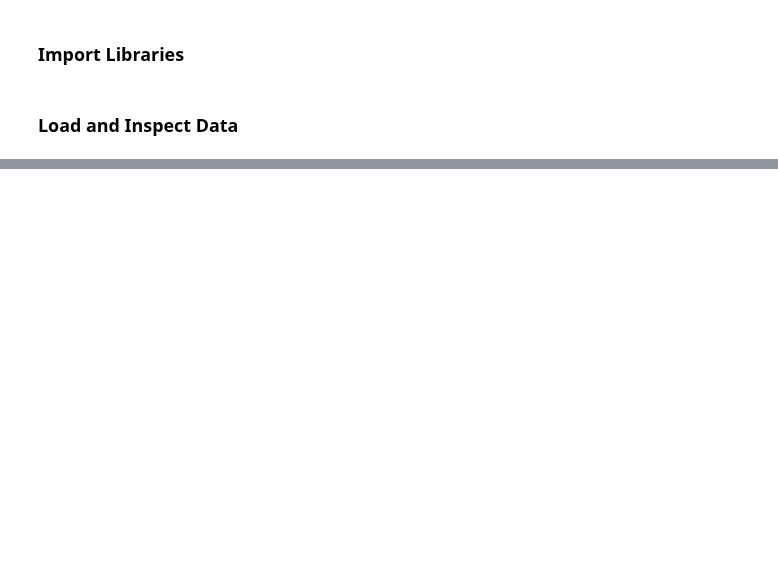
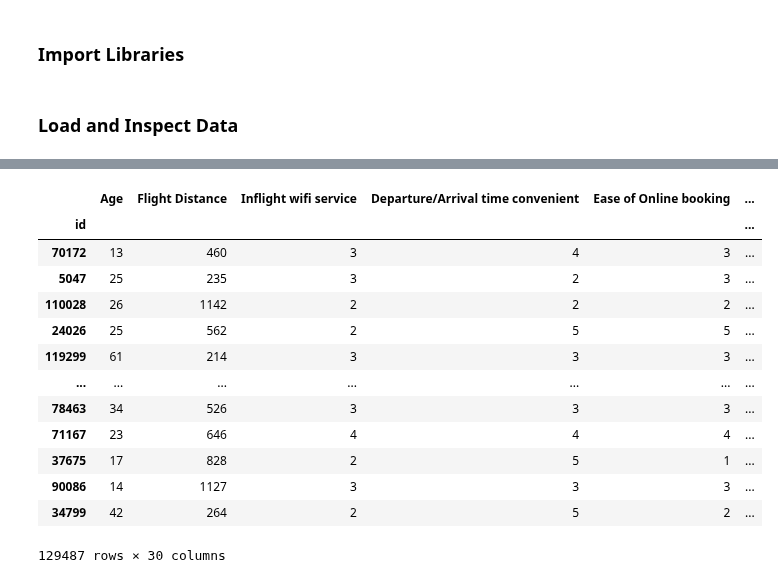
Before and after one commit to T-Godwins/airline-project, a Jupyter notebook: technical_analysis/01_cleaning_and_prep.ipynb, the cells around one changed output, grey strips where cells are left out. Drawn from its saved outputs; the diff is of its cells as text; code cells hidden in the pictures; blank space fills up the shorter version.

```diff
--- a/technical_analysis/01_cleaning_and_prep.ipynb
+++ b/technical_analysis/01_cleaning_and_prep.ipynb
@@ -94,0 +108,3 @@ Name: count, dtype: int64
+# %%
+df.dropna(inplace=True)
+df.isnull().sum()
@@ -94,0 +129,13 @@ Name: count, dtype: int64
+# %%
+# Encode Categorical Data
+df_cleaned = df.copy()
+df_cleaned['label'] = df_cleaned['satisfaction'].apply(lambda x:1 if x == 'satisfied' else 0)
+
+encode_cols = ["Gender", "Customer Type", "Type of Travel", "Class"]
+df_encoded = pd.get_dummies(df[encode_cols], columns=encode_cols)
+df_encoded = df_encoded.astype(int)
+
+df_cleaned = df_cleaned.drop(encode_cols, axis=1)
+df_cleaned = pd.concat([df_cleaned, df_encoded], axis=1)
+
+display(df_encoded.head())
@@ -94,0 +150,17 @@ Name: count, dtype: int64
+# %%
+df_cleaned
+# %% [output]
+|  | Age | Flight Distance | Inflight wifi service | Departure/Arrival time convenient | Ease of Online booking | ... |
+| id |  |  |  |  |  | ... |
+| 70172 | 13 | 460 | 3 | 4 | 3 | ... |
+| 5047 | 25 | 235 | 3 | 2 | 3 | ... |
+| 110028 | 26 | 1142 | 2 | 2 | 2 | ... |
+| 24026 | 25 | 562 | 2 | 5 | 5 | ... |
+| 119299 | 61 | 214 | 3 | 3 | 3 | ... |
+| ... | ... | ... | ... | ... | ... | ... |
+| 78463 | 34 | 526 | 3 | 3 | 3 | ... |
+| 71167 | 23 | 646 | 4 | 4 | 4 | ... |
+| 37675 | 17 | 828 | 2 | 5 | 1 | ... |
+| 90086 | 14 | 1127 | 3 | 3 | 3 | ... |
+| 34799 | 42 | 264 | 2 | 5 | 2 | ... |
+129487 rows × 30 columns
```
Also changed, not shown: parts of 15 cells of this notebook, 1 other file.
